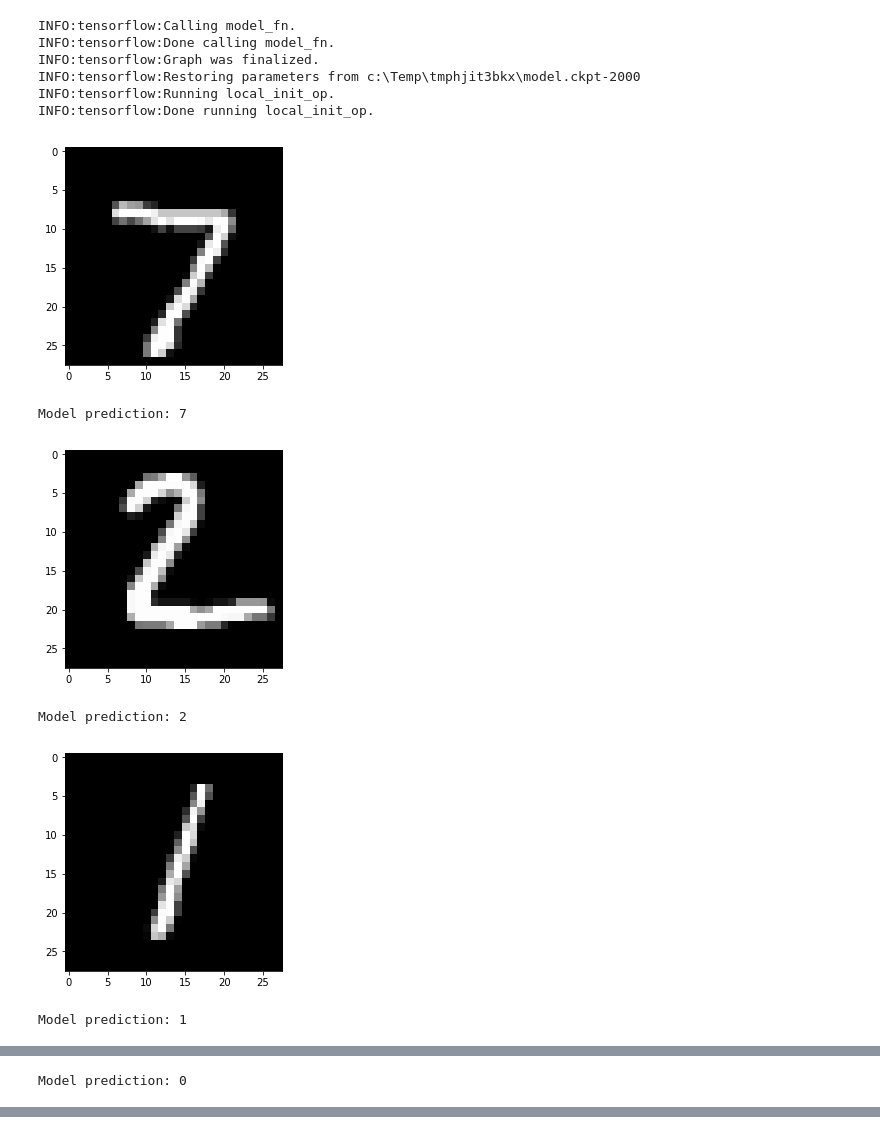
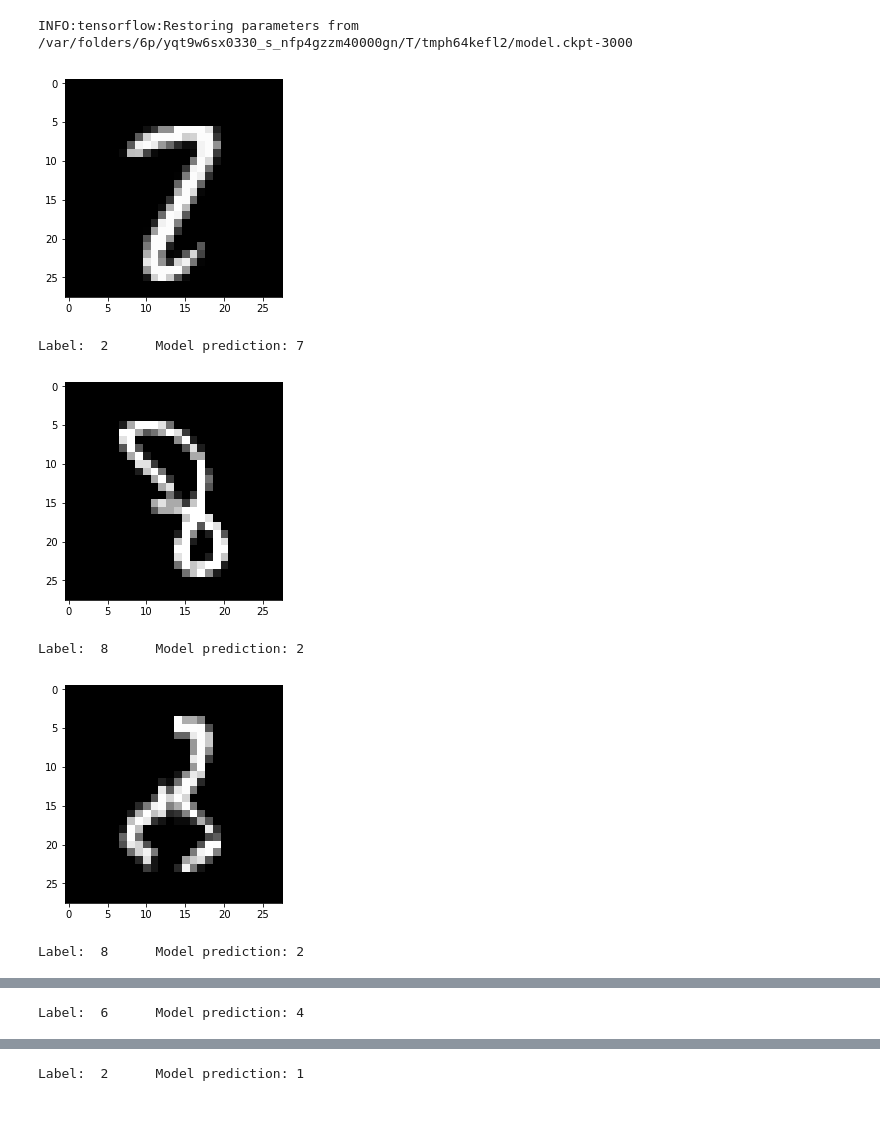
Before and after one commit to codingpotato/TensorflowInPractice, a Jupyter notebook: 5_convolutional_neural_network.ipynb, the cells around one changed output, grey strips where cells are left out. Saved outputs shown, nothing was run; the diff lists cells and outputs as text; code cells hidden in the pictures.

```diff
--- a/5_convolutional_neural_network.ipynb
+++ b/5_convolutional_neural_network.ipynb
@@ -0,0 +3,6 @@
+# %%
+import tensorflow as tf
+
+# Import MINST data
+from tensorflow.examples.tutorials.mnist import input_data
+mnist = input_data.read_data_sets("./mnist_data/", one_hot=False)
@@ -30,7 +19,7 @@ Please use alternatives such as official/mnist/dataset.py from tensorflow/models
 # %%
 # Training Parameters
 learning_rate = 0.001
-num_steps = 2000
+num_steps = 3000
 batch_size = 128
 
 # Network Parameters
@@ -100,15 +80,7 @@ def model_fn(features, labels, mode):
     # Evaluate the accuracy of the model
     acc_op = tf.metrics.accuracy(labels=labels, predictions=pred_classes)
 
-    # TF Estimators requires to return a EstimatorSpec, that specify
-    # the different ops for training, evaluating, ...
-    estim_specs = tf.estimator.EstimatorSpec(
-      mode=mode,
-      predictions=pred_classes,
-      loss=loss_op,
-      train_op=train_op,
-      eval_metric_ops={'accuracy': acc_op})
-
-    return estim_specs
+    return tf.estimator.EstimatorSpec(mode=mode, predictions=pred_classes,
+      loss=loss_op, train_op=train_op, eval_metric_ops={'accuracy': acc_op})
 # %%
 model = tf.estimator.Estimator(model_fn)
@@ -159,29 +123,23 @@ INFO:tensorflow:Saving dict for global step 2000: accuracy = 0.9904, global_step
 # %%
-# Predict single images
-n_images = 4
-# Get images from test set
-test_images = mnist.test.images[:n_images]
-# Prepare the input data
-input_fn = tf.estimator.inputs.numpy_input_fn(
-    x={'images': test_images}, shuffle=False)
-# Use the model to predict the images class
-preds = list(model.predict(input_fn))
+import matplotlib.pyplot as plt
+import numpy as np
 
-# Display
-for i in range(n_images):
-    plt.imshow(np.reshape(test_images[i], [28, 28]), cmap='gray')
+input_fn = tf.estimator.inputs.numpy_input_fn(x={'images': mnist.test.images}, shuffle=False)
+preds = np.asarray(list(model.predict(input_fn)))
+error_pred = np.not_equal(preds, mnist.test.labels)
+error_images = mnist.test.images[error_pred]
+error_labels = mnist.test.labels[error_pred]
+error_p = preds[error_pred]
+
+for i in range(5):
+    plt.imshow(np.reshape(error_images[i], [28, 28]), cmap='gray')
     plt.show()
-    print("Model prediction:", preds[i])
+    print("Label: ", error_labels[i], "     Model prediction:", error_p[i])
 # %% [output]
-INFO:tensorflow:Calling model_fn.
-INFO:tensorflow:Done calling model_fn.
-INFO:tensorflow:Graph was finalized.
-INFO:tensorflow:Restoring parameters from c:\Temp\tmphjit3bkx\model.ckpt-2000
-INFO:tensorflow:Running local_init_op.
-INFO:tensorflow:Done running local_init_op.
+INFO:tensorflow:Restoring parameters from /var/folders/6p/yqt9w6sx0330_s_nfp4gzzm40000gn/T/tmph64kefl2/model.ckpt-3000
-[figure, old version]
+[figure, new version]
-Model prediction: 7
+Label:  2      Model prediction: 7
-[figure, old version]
+[figure, new version]
-Model prediction: 2
+Label:  8      Model prediction: 2
-[figure, old version]
+[figure, new version]
-Model prediction: 1
+Label:  8      Model prediction: 2
@@ -189 +147 @@ Model prediction: 1
-Model prediction: 0
+Label:  6      Model prediction: 4
@@ -189,0 +149 @@ Model prediction: 0
+Label:  2      Model prediction: 1
```
Also changed, not shown: parts of 10 cells of this notebook, 12 other files.
